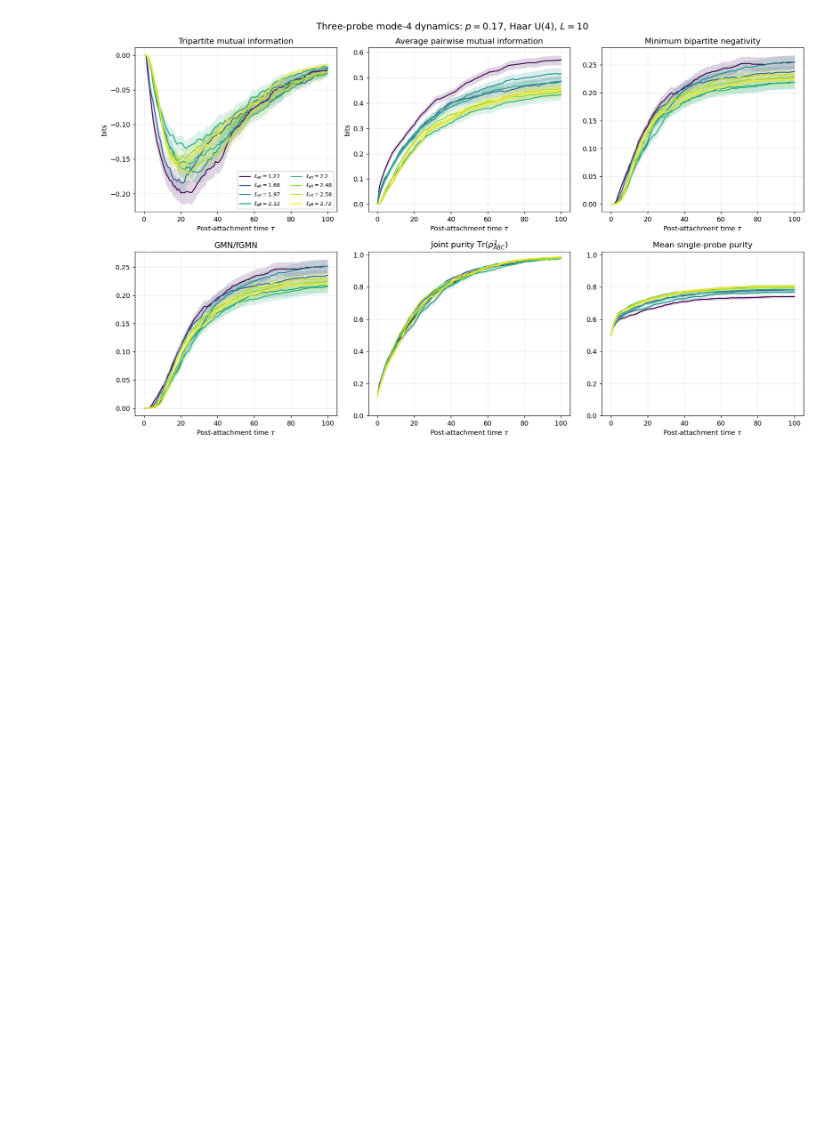
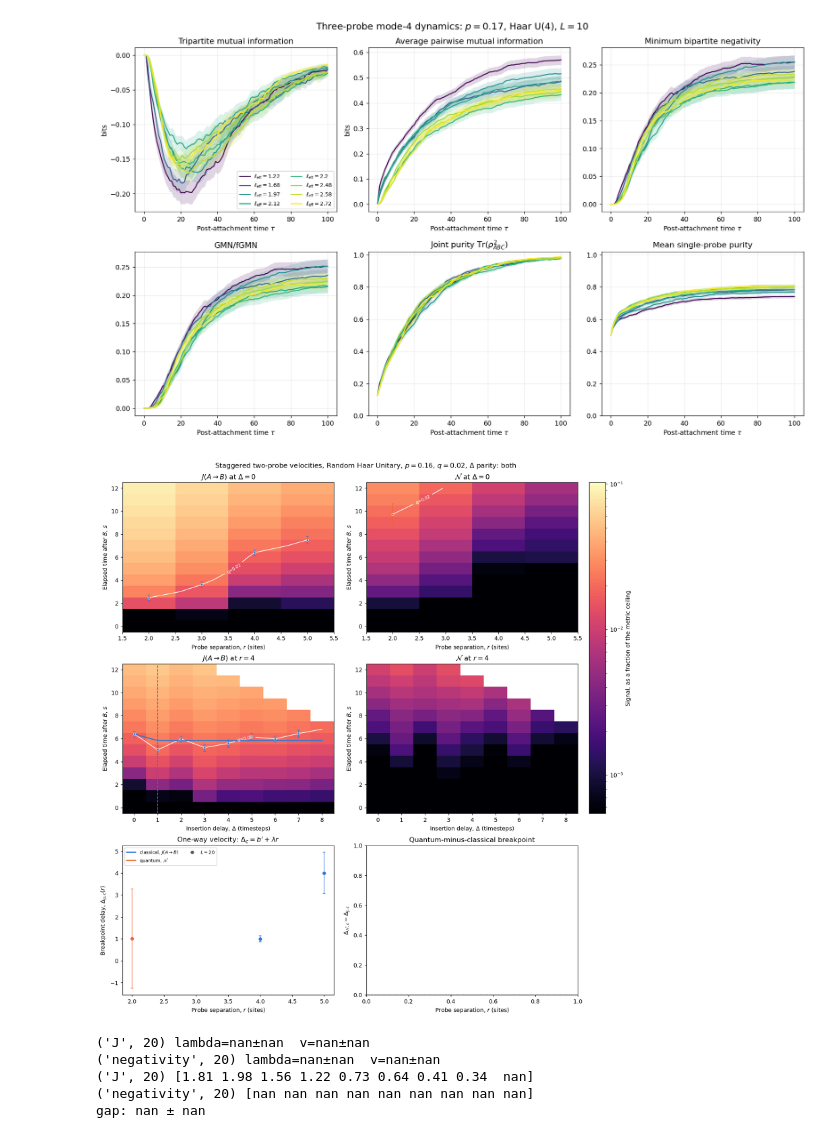
Before and after one commit to amarce4/mipt, a Jupyter notebook: python/visualize.ipynb, the cells around one changed output. Cells and saved outputs as stored; diff of their text form; code cells hidden in the pictures; blank space fills up the shorter version.

```diff
--- a/python/visualize.ipynb
+++ b/python/visualize.ipynb
@@ -487,3 +499,26 @@ result = da.probe3_dynamics(
 | 6 | cpp/probed_3_haar_n_10_reals_100_... | 10 | 0.17 | 6 | (2, 4, 4) | 2.578659 | 101 |
 | 7 | cpp/probed_3_haar_n_10_reals_100_... | 10 | 0.17 | 7 | (3, 3, 4) | 2.717841 | 101 |
 [figure]
+# %%
+from importlib import reload
+import data_analysis as da
+reload(da)
+import numpy as np
+
+res = da.stagger_velocity(
+    files="cpp/probed_2_haar_n_20_reals_1k_mode_5_p_0.16_teq_40_r_2_5_d_0_8_s_0_12.csv",
+    classical_metric="J", quantum_metric="negativity",
+    threshold=0.02, r_min=2, heatmap_r=4, s_a_floor=0.6,
+)
+for k, f in res["breakpoint_fits"].items():
+    print(k, f"lambda={f['slope']:.3f}±{f['slope_stderr']:.3f}  v={f['velocity']:.3f}±{f['velocity_stderr']:.3f}")
+for k, p in res["r_slope"].items():                 # the decay-immune cross-check
+    print(k, np.round(p["slope"], 2))
+print("gap:", res["gap_fit"]["slope"], "±", res["gap_fit"]["slope_stderr"])
+# %% [output]
+[figure, added]
+('J', 20) lambda=nan±nan  v=nan±nan
+('negativity', 20) lambda=nan±nan  v=nan±nan
+('J', 20) [1.81 1.98 1.56 1.22 0.73 0.64 0.41 0.34  nan]
+('negativity', 20) [nan nan nan nan nan nan nan nan nan]
+gap: nan ± nan
```
Also changed, not shown: parts of 3 cells of this notebook, 23 other files.
